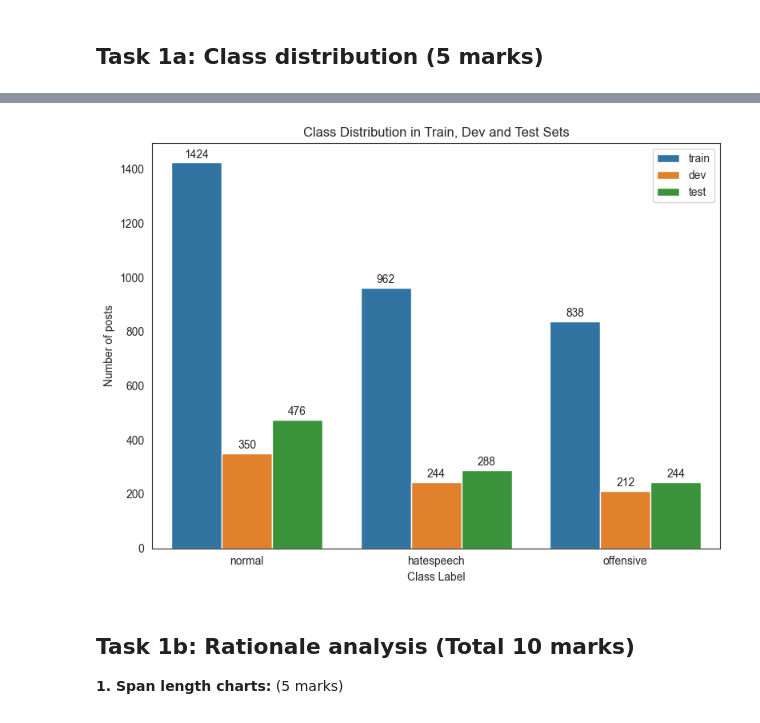
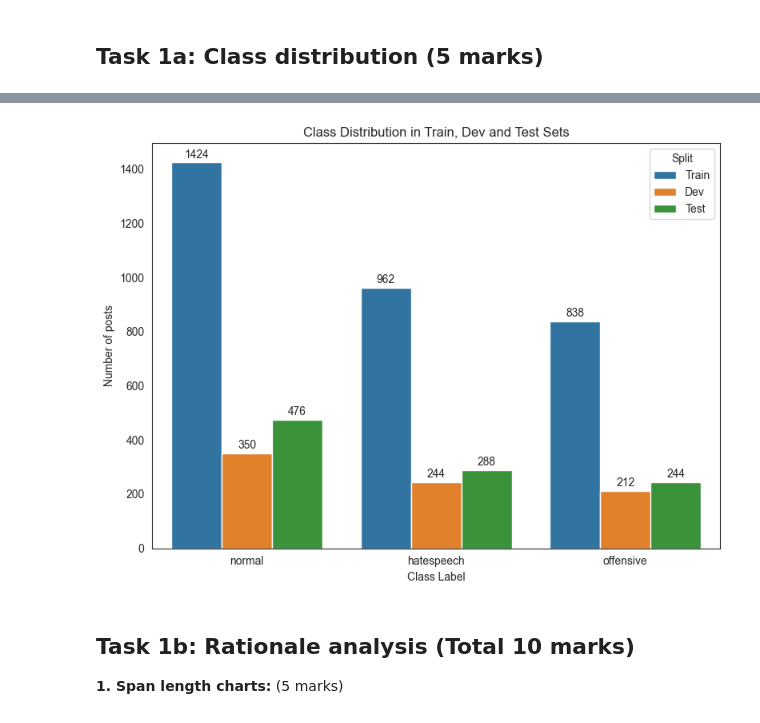
Before and after one commit to Karthik-S-Ballal/Data-Analytics-Course, a Jupyter notebook: NLP/Assignments/Assignment 1/CT5120_Assignment_1.ipynb, the cells around one changed output, grey strips where cells are left out. Cells and saved outputs as stored; diff of their text form; code cells hidden in the pictures.

```diff
--- a/NLP/Assignments/Assignment 1/CT5120_Assignment_1.ipynb
+++ b/NLP/Assignments/Assignment 1/CT5120_Assignment_1.ipynb
@@ -180,42 +237,42 @@ def plot_class_distribution(df_train, df_dev, df_test):
     - Plot a bar chart comparing the distributions across splits
     - Add counts on top of each bar for clarity
     """
     # YOUR CODE HERE
     # Count of Train, Dev and Test is stored in the following variables: [value_counts gives count by labels resp.]
     train_counts = df_train['label'].value_counts()
     dev_counts = df_dev['label'].value_counts()
     test_counts = df_test['label'].value_counts()
 
     #Created a combined data frame that has labels and itd count values,
     df = pd.DataFrame({
         'Label': list(train_counts.index) * 3, #train_counts.index gives the labels, this is multiplied by 3 for each dataset
-        'Dataset': ['train'] * 3 + ['dev'] * 3 + ['test'] * 3, #Multiplied by 3 for each dataset to match with each label
+        'Dataset': ['Train'] * 3 + ['Dev'] * 3 + ['Test'] * 3, #Multiplied by 3 for each dataset to match with each label
         'Count': train_counts.tolist() + dev_counts.tolist() + test_counts.tolist() #As value_counts gave count wrt labels
     })
 
     #Plotted Image size and seaborn for bar plot
     plt.figure(figsize=(8,6))
     sns.set_style('white')
-    ax = sns.barplot(data=df, x='Label', y='Count', hue='Dataset')
+    graph = sns.barplot(data=df, x='Label', y='Count', hue='Dataset')
 
     #These are containers that containes objects which have all the information of the list of all bar groups
-    for c in ax.containers:
-        ax.bar_label(c, fmt='%d', padding=2)
+    for c in graph.containers:
+        graph.bar_label(c, fmt='%d', padding=2)
 
     #Some key information to be shown on the graph
-    ax.set_title("Class Distribution in Train, Dev and Test Sets")
-    ax.set_xlabel("Class Label")
-    ax.set_ylabel("Number of posts")
-    ax.legend()
+    graph.set_title("Class Distribution in Train, Dev and Test Sets")
+    graph.set_xlabel("Class Label")
+    graph.set_ylabel("Number of posts")
+    graph.legend(title='Split')
     plt.tight_layout()
     plt.show()
 
     # raise NotImplementedError() # comment this line one you entered your code
 
 # Call the function
 plot_class_distribution(df_train, df_dev, df_test)
 # %% [output]
-[figure, old version]
+[figure, new version]
 # %% [markdown]
 ## **Task 1b: Rationale analysis (Total 10 marks)**
 
```
Also changed, not shown: parts of 3 cells of this notebook.
